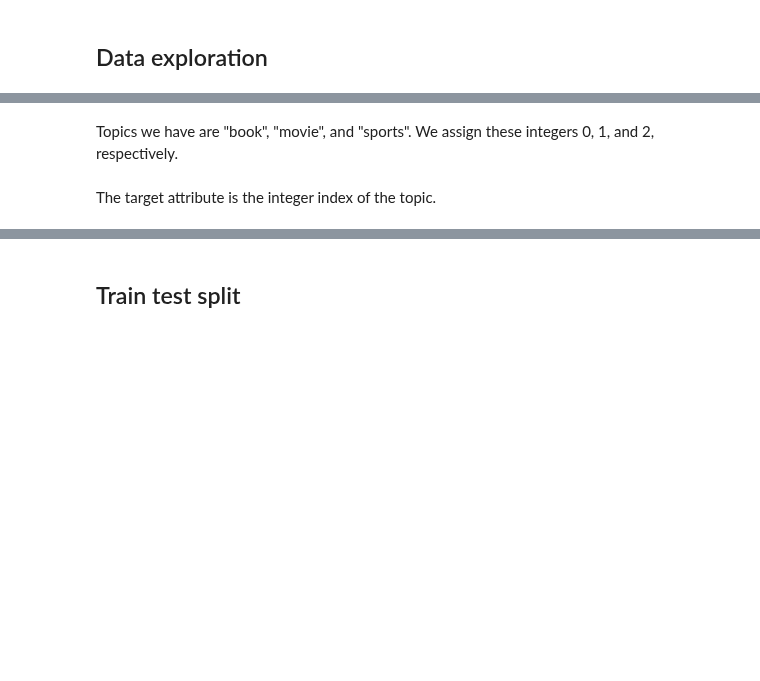
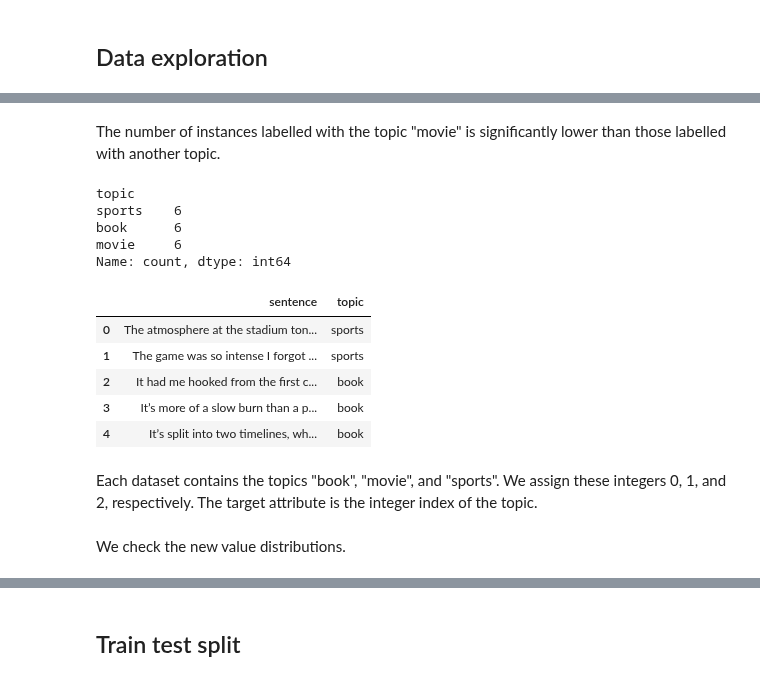
Before and after one commit to einavrobyncohen/Text-Mining-Assignments, a Jupyter notebook: tmproject/topic_analysis.ipynb, the cells around one changed output, grey strips where cells are left out. Cells and saved outputs as stored; diff of their text form; code cells hidden in the pictures; blank space fills up the shorter version.

```diff
--- a/tmproject/topic_analysis.ipynb
+++ b/tmproject/topic_analysis.ipynb
@@ -25,2 +127,22 @@ from sklearn.model_selection import train_test_split
+# %% [markdown]
+The number of instances labelled with the topic "movie" is significantly lower than those labelled with another topic.
+# %%
+# Print the number of instances per topic in the test set
+print(test['topic'].value_counts())
+
+# Inspect the first few rows of the test data
+test.head(5)
+# %% [output]
+topic
+sports    6
+book      6
+movie     6
+Name: count, dtype: int64
+|  | sentence | topic |
+| 0 | The atmosphere at the stadium ton... | sports |
+| 1 | The game was so intense I forgot ... | sports |
+| 2 | It had me hooked from the first c... | book |
+| 3 | It’s more of a slow burn than a p... | book |
+| 4 | It’s split into two timelines, wh... | book |
 # %% [markdown]
-Topics we have are "book", "movie", and "sports". We assign these integers 0, 1, and 2, respectively.
+Each dataset contains the topics "book", "movie", and "sports". We assign these integers 0, 1, and 2, respectively. The target attribute is the integer index of the topic.
@@ -30,2 +148,0 @@ Topics we have are "book", "movie", and "sports". We assign these integers 0, 1,
-# %% [markdown]
-The target attribute is the integer index of the topic.
@@ -32 +154,3 @@ The target attribute is the integer index of the topic.
+# %% [markdown]
+We check the new value distributions.
 # %%
```
Also changed, not shown: parts of 28 cells of this notebook.
